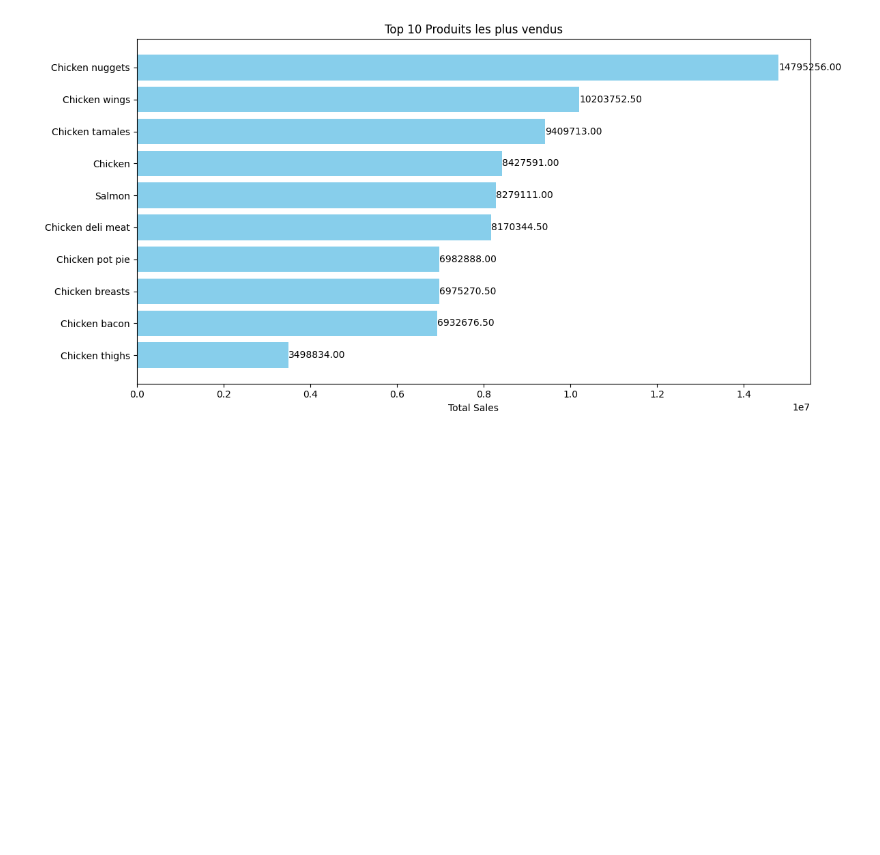
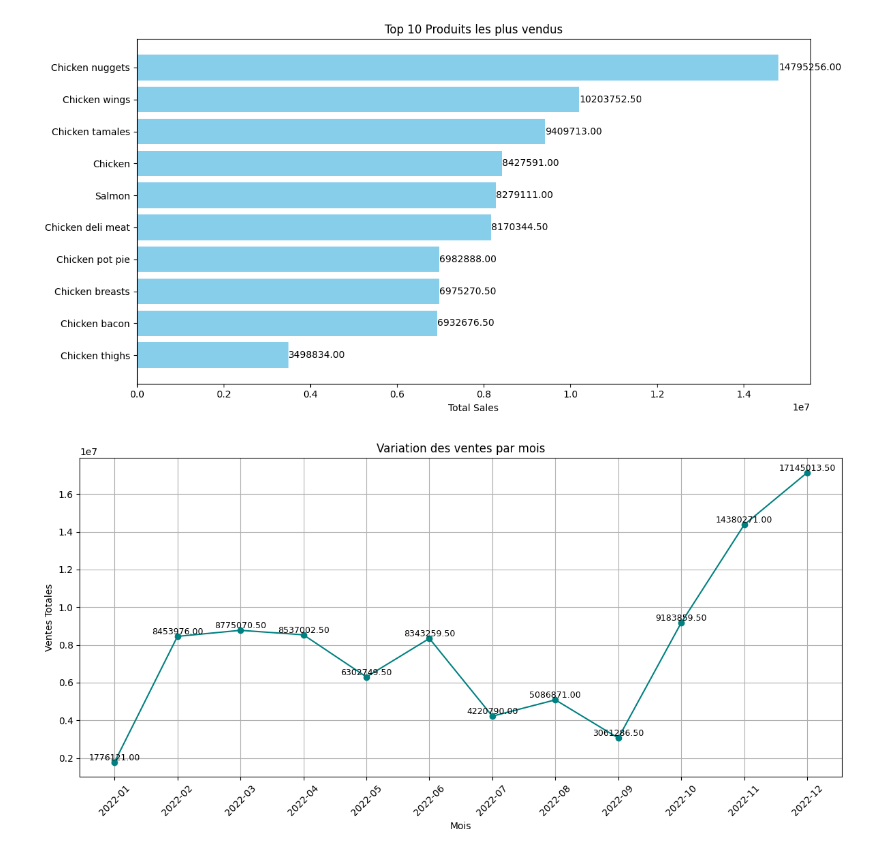
Before and after one commit to AbdelmoughitASSAL/Analyse_des_ventes_2022_SQL, a Jupyter notebook: Ventes_2022.ipynb, the cells around one changed output. Drawn from its saved outputs; the diff is of its cells as text; code cells hidden in the pictures; blank space fills up the shorter version.

Commit message:
Variation des ventes par mois

```diff
--- a/Ventes_2022.ipynb
+++ b/Ventes_2022.ipynb
@@ -179,3 +179,36 @@ plt.tight_layout()
 plt.show()
 # %% [output]
 [figure]
+# %%
+# Conversion de la colonne SaleDate en datetime
+df['SaleDate'] = pd.to_datetime(df['SaleDate'])
+
+# Création d'une nouvelle colonne 'Month' au format Année-Mois (ex: 2022-01)
+df['Month'] = df['SaleDate'].dt.to_period('M')
+
+# Agrégation des ventes par mois
+monthly_sales = df.groupby('Month')['TotalSellingPrice'].sum().reset_index()
+
+# Conversion pour affichage correct sur l'axe x
+monthly_sales['Month'] = monthly_sales['Month'].astype(str)
+
+# Tracer le graphique
+plt.figure(figsize=(12, 6))
+plt.plot(monthly_sales['Month'], monthly_sales['TotalSellingPrice'], marker='o', color='teal')
+plt.title('Variation des ventes par mois')
+plt.xlabel('Mois')
+plt.ylabel('Ventes Totales')
+plt.xticks(rotation=45)
+plt.grid(True)
+
+# Ajouter les montants sur chaque point
+for i, row in monthly_sales.iterrows():
+    plt.text(row['Month'], row['TotalSellingPrice'] + 5,  # décalage vertical
+             f"{row['TotalSellingPrice']:.2f}",
+             ha='center', va='bottom', fontsize=9)
+
+
+plt.tight_layout()
+plt.show()
+# %% [output]
+[figure, added]
```
